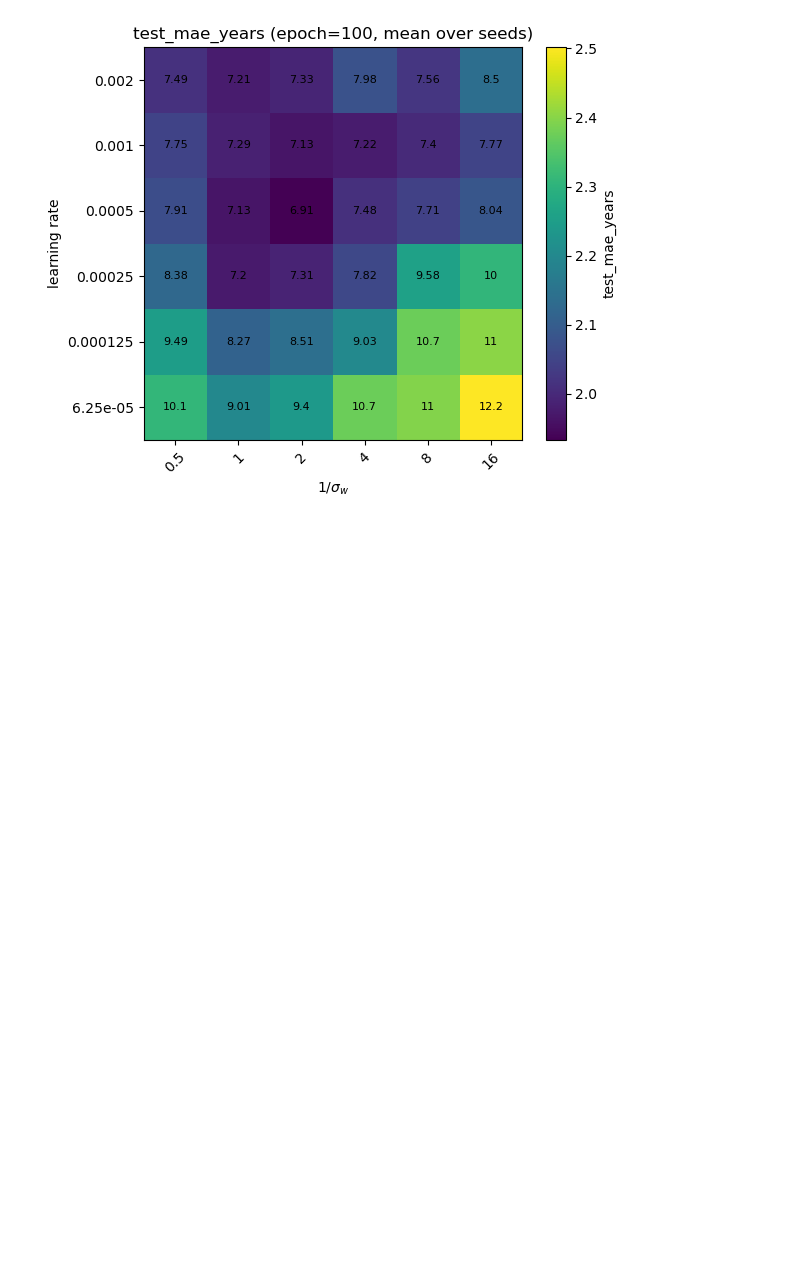
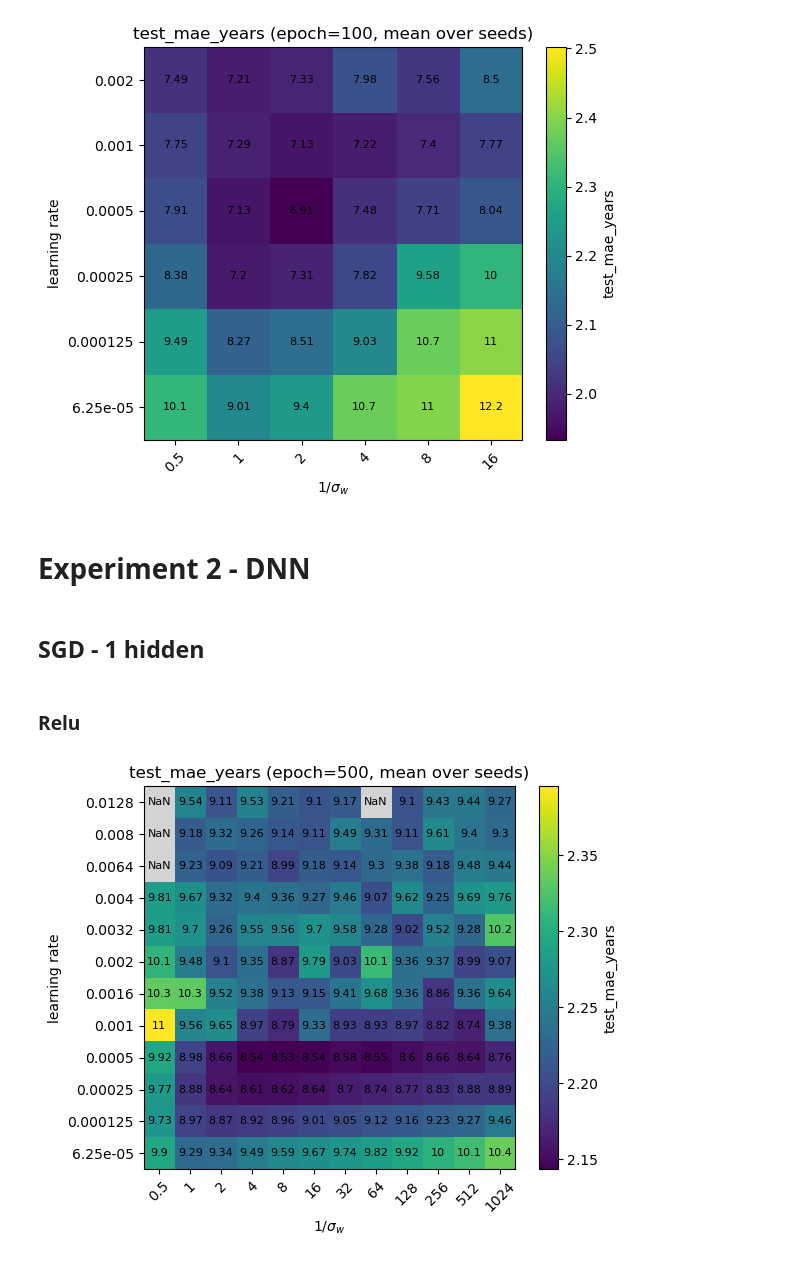
Before and after one commit to f-damico/BBP_in_SGD, a Jupyter notebook: notebook_experiment_2.ipynb, the cells around one changed output. Saved outputs shown, nothing was run; the diff lists cells and outputs as text; code cells hidden in the pictures; blank space fills up the shorter version.

Commit message:
Experiments dnn

```diff
--- a/notebook_experiment_2.ipynb
+++ b/notebook_experiment_2.ipynb
@@ -277,3 +277,19 @@ fig, ax, inv_vals, lr_vals, phase, counts = plot_phase_diagram_imshow(
 plt.show()
 # %% [output]
 [figure]
+# %% [markdown]
+# Experiment 2 - DNN
+# %% [markdown]
+## SGD - 1 hidden
+# %% [markdown]
+### Relu
+# %%
+fig, ax, inv_vals, lr_vals, phase, counts = plot_phase_diagram_imshow(
+    "collected_results/exp2_dnn_v1_sgd_relu.npz",
+    metric_key="test_mae_years",
+    epoch= 500,
+    annotate=True,
+)
+plt.show()
+# %% [output]
+[figure, added]
```
Also changed, not shown: parts of 6 cells of this notebook, 16 other files.
